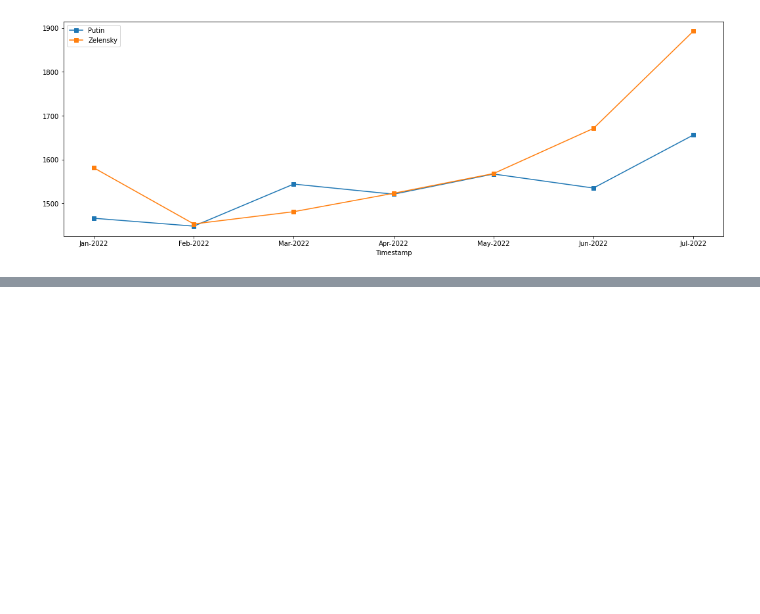
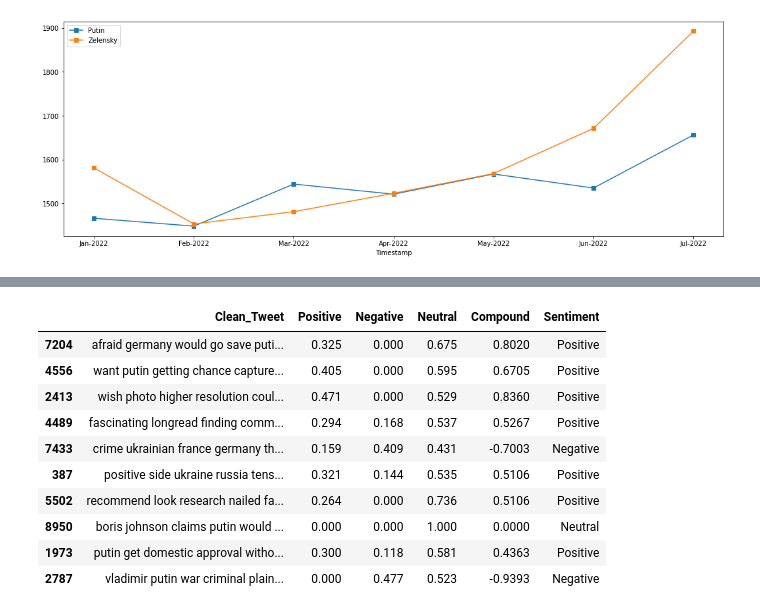
Before and after one commit to martina-nu/Proyecto-Final-ML, a Jupyter notebook: src/explore.ipynb, the cells around one changed output, grey strips where cells are left out. Drawn from its saved outputs; the diff is of its cells as text; code cells hidden in the pictures; blank space fills up the shorter version.

```diff
--- a/src/explore.ipynb
+++ b/src/explore.ipynb
@@ -749,0 +774,23 @@ plt.show()
+# %%
+score = df_labels["Compound"].values
+sentiment = []
+for i in score:
+    if i >= 0.05 :
+        sentiment.append('Positive')
+    elif i <= -0.05 :
+        sentiment.append('Negative')
+    else:
+        sentiment.append('Neutral')
+df_labels["Sentiment"] = sentiment
+# %% [output]
+|  | Clean_Tweet | Positive | Negative | Neutral | Compound | Sentiment |
+| 7204 | afraid germany would go save puti... | 0.325 | 0.000 | 0.675 | 0.8020 | Positive |
+| 4556 | want putin getting chance capture... | 0.405 | 0.000 | 0.595 | 0.6705 | Positive |
+| 2413 | wish photo higher resolution coul... | 0.471 | 0.000 | 0.529 | 0.8360 | Positive |
+| 4489 | fascinating longread finding comm... | 0.294 | 0.168 | 0.537 | 0.5267 | Positive |
+| 7433 | crime ukrainian france germany th... | 0.159 | 0.409 | 0.431 | -0.7003 | Negative |
+| 387 | positive side ukraine russia tens... | 0.321 | 0.144 | 0.535 | 0.5106 | Positive |
+| 5502 | recommend look research nailed fa... | 0.264 | 0.000 | 0.736 | 0.5106 | Positive |
+| 8950 | boris johnson claims putin would ... | 0.000 | 0.000 | 1.000 | 0.0000 | Neutral |
+| 1973 | putin get domestic approval witho... | 0.300 | 0.118 | 0.581 | 0.4363 | Positive |
+| 2787 | vladimir putin war criminal plain... | 0.000 | 0.477 | 0.523 | -0.9393 | Negative |
```
Also changed, not shown: parts of 40 cells of this notebook.
